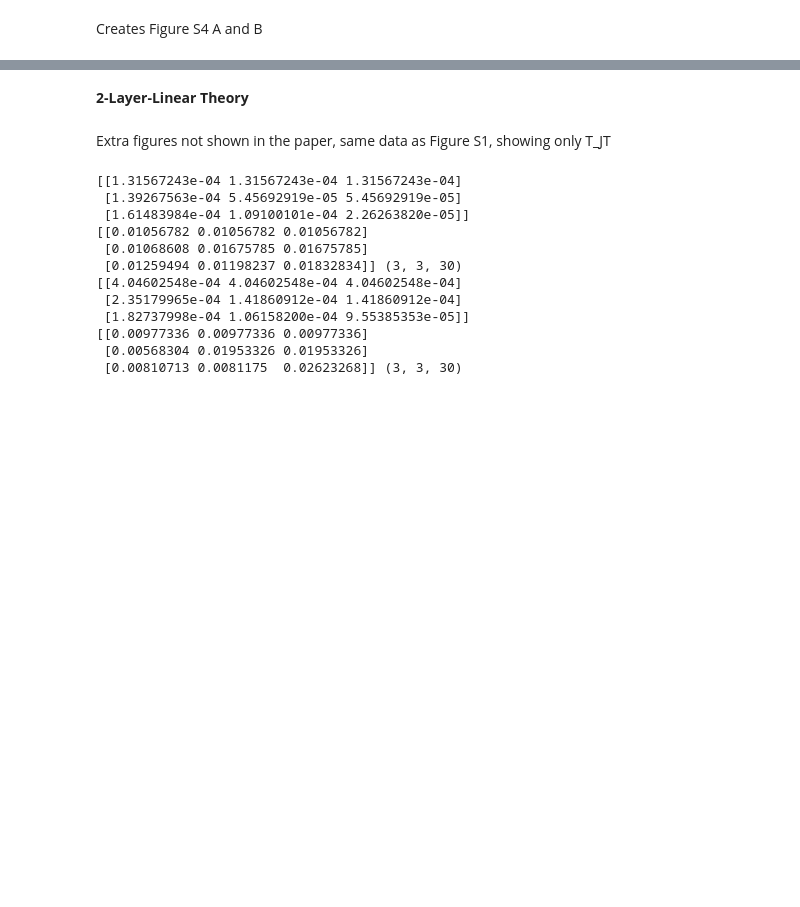
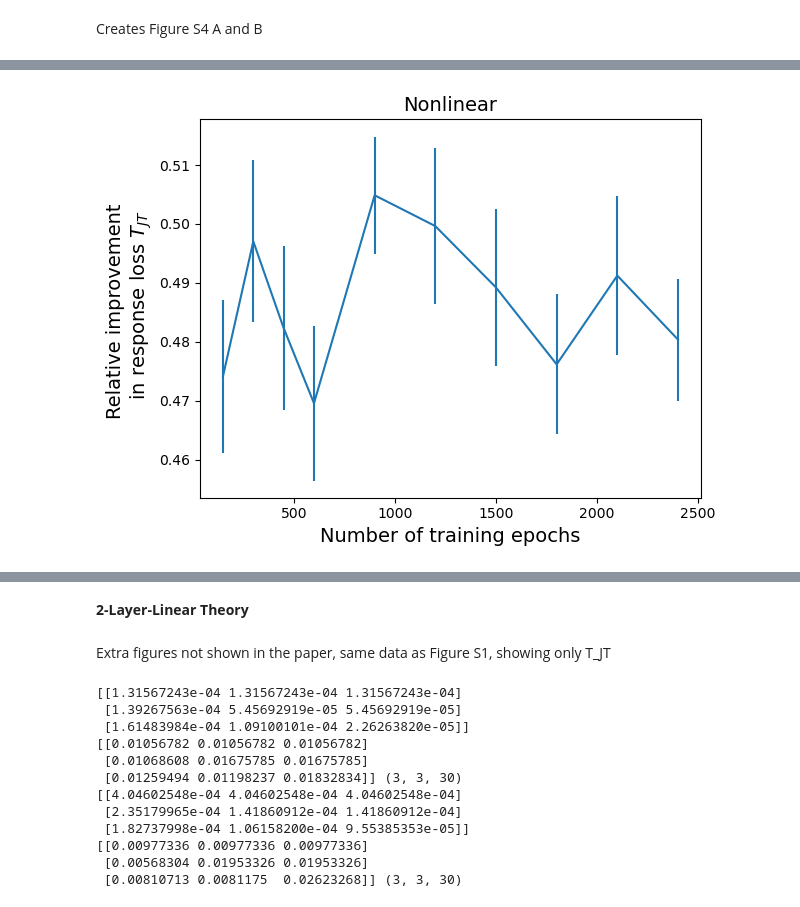
Before and after one commit to zdeblick/JointTraining, a Jupyter notebook: Figures.ipynb, the cells around one changed output, grey strips where cells are left out. Drawn from its saved outputs; the diff is of its cells as text; code cells hidden in the pictures; blank space fills up the shorter version.

```diff
--- a/Figures.ipynb
+++ b/Figures.ipynb
@@ -309,0 +324,47 @@ plt.savefig(savepath+'digits_layeracc_vs_subsamp')
+# %%
+D = np.load('results_headlr_med_pen=cross_rc_epochs.npz')
+d = D['d']
+in_shape = np.array([8,6])
+N = int(d[0]*np.prod(in_shape-2)+d[1]*np.prod((in_shape-4))+d[1]*np.prod((in_shape-4)/2)+d[2])
+train_losses=D['train_losses']
+test_losses=D['test_losses']
+sparsities=D['cpfns']
+cms = D['cms']
+d = [16,32,128,10]
+shapes = [d[0]*24, d[1]*10,d[2]]
+rs = np.tile(np.sqrt(shapes),3)
+cms*= np.reshape(rs/rs.T,(1,1,1,3,3))
+alignments=D['alignments']
+alphas=D['alphas']
+epochs = D['epochs']
+l1s=D['l1s']
+
+trials=train_losses.shape[0]
+
+rlm = np.mean(test_losses[:,:,:,:,1],axis=0)
+rlsem = np.std(test_losses[:,:,:,:,1],axis=0)/np.sqrt(trials)
+baseline = np.min(rlm[-3:-1,:,:],axis=(0,1))
+best = np.min(rlm,axis=(0,1))
+teacherness = (baseline-best)/baseline
+
+fig,ax = plt.subplots()
+plt.errorbar(epochs,teacherness,yerr=rlsem[rlm==best]/baseline)
+plt.xlabel('Number of training epochs',fontsize=14)
+plt.ylabel('Relative improvement \n in response loss $T_{JT}$',fontsize=14)
+plt.title('Nonlinear',fontsize=14)
+fig.tight_layout()
+plt.savefig(savepath+'digits_TJT_vs_epochs')
+
+# fig,ax = plt.subplots()
+# just_right = (cms[:,:,:,:,0,0]+cms[:,:,:,:,1,1]+cms[:,:,:,:,2,2])/np.sum(cms,axis=(-2,-1))
+# inds = argmin_except(rlm,2)
+# sems = np.std(just_right,axis=0)[inds]/np.sqrt(trials)
+# just_right = np.mean(just_right,axis=0)[inds]
+# plt.errorbar(epochs,just_right,yerr=sems)
+# plt.xlabel('Number of training epochs',fontsize=14)
+# plt.ylabel('Fraction of neurons \n modeled by correct layer',fontsize=14)
+# plt.title('Nonlinear',fontsize=14)
+# fig.tight_layout()
+# plt.savefig(savepath+'digits_layeracc_vs_epochs')
+# %% [output]
+[figure, added]
```
Also changed, not shown: parts of 6 cells of this notebook, 14 other files.
